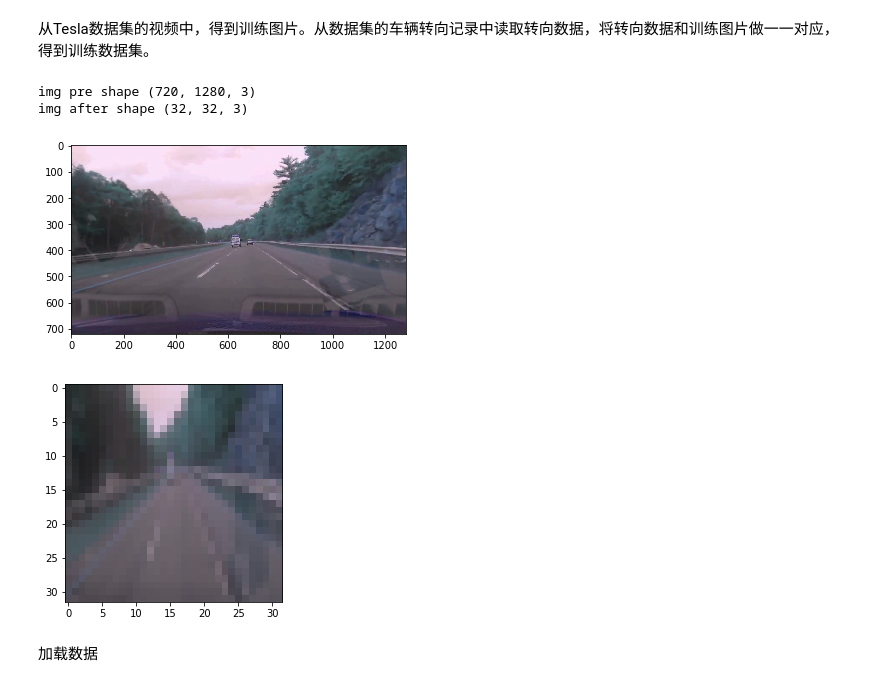
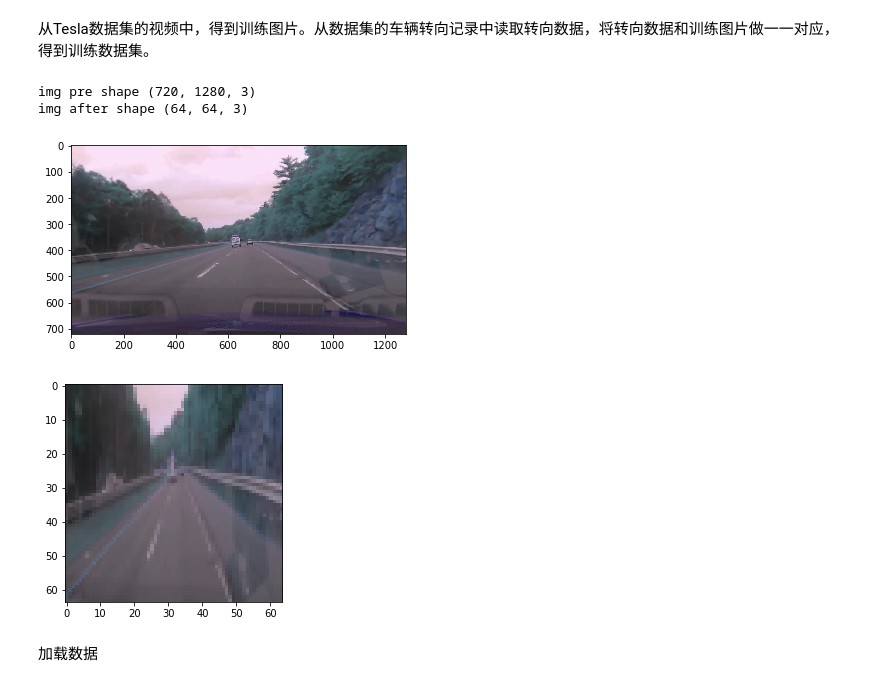
Before and after one commit to rosaann/uda, a Jupyter notebook: deep_tesla/deep_tesla.ipynb, the cells around one changed output. Saved outputs shown, nothing was run; the diff lists cells and outputs as text; code cells hidden in the pictures.

```diff
--- a/deep_tesla/deep_tesla.ipynb
+++ b/deep_tesla/deep_tesla.ipynb
@@ -63,13 +63,13 @@ def loadVideoAndResize(resize_w, resize_h):
         val_add = 'epoch{:0>2}_{}_{}_preprocess_val.p'.format(epoch_id, resize_w,resize_h)
         pickle.dump((img_list_train, steer_list_train), open(train_add, 'wb'))
         pickle.dump((img_list_val, steer_list_val), open(val_add, 'wb'))
-# %%
-loadVideoAndResize(32, 32)
-# %% [output]
-img pre shape (720, 1280, 3)
-img after shape (32, 32, 3)
-[figure, removed]
-[figure, removed]
+# %%
+loadVideoAndResize(64, 64)
+# %% [output]
+img pre shape (720, 1280, 3)
+img after shape (64, 64, 3)
+[figure, added]
+[figure, added]
 # %% [markdown]
 加载数据
 # %%
```
Also changed, not shown: parts of 5 cells of this notebook.
